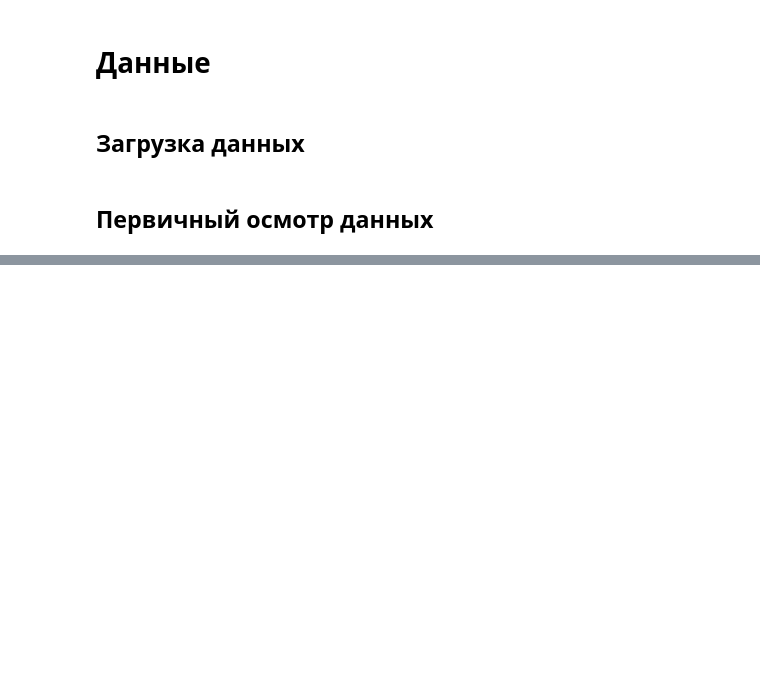
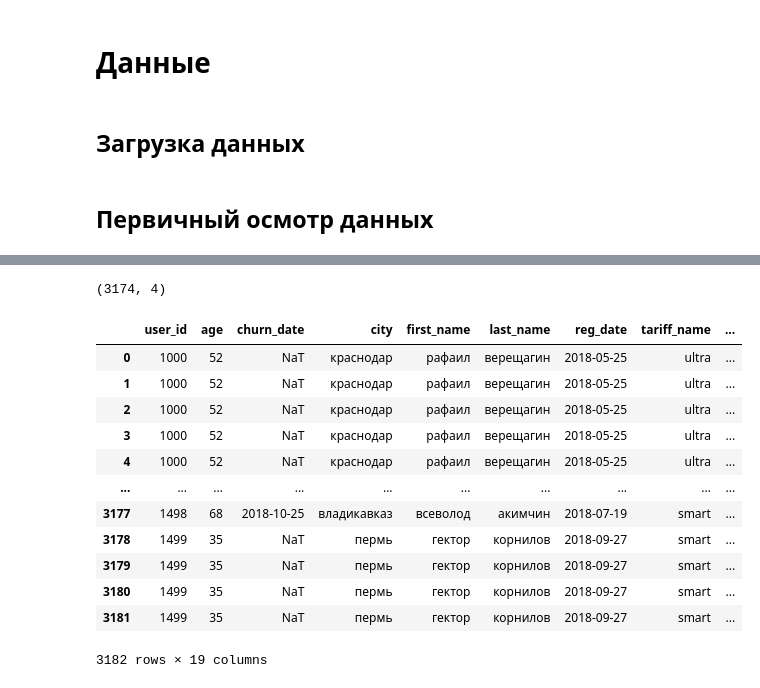
Before and after one commit to parabatareek/DataAnalyst, a Jupyter notebook: Projects/Project 5 - Определение перспективного тарифа для телеком-компании/Project 5 - Определение перспективного тарифа для телеком-компании.ipynb, the cells around one changed output, grey strips where cells are left out. Drawn from its saved outputs; the diff is of its cells as text; code cells hidden in the pictures; blank space fills up the shorter version.

```diff
--- a/Projects/Project 5 - Определение перспективного тарифа для телеком-компании/Project 5 - Определение перспективного тарифа для телеком-компании.ipynb
+++ b/Projects/Project 5 - Определение перспективного тарифа для телеком-компании/Project 5 - Определение перспективного тарифа для телеком-компании.ipynb
@@ -173,0 +465,9 @@ display(users)
+# %%
+calls['month'] = calls['call_date'].dt.month
+calls_pivot = pd.pivot_table(data=calls,
+                             index=['user_id','month'],
+                             values='duration',
+                             aggfunc=['sum', 'count'])
+calls_pivot.columns = ['calls_durations','calls_count']
+calls_pivot.reset_index(inplace=True)
+calls_pivot
@@ -173,0 +488,29 @@ display(users)
+# %%
+calls_pivot.shape
+# %% [output]
+(3174, 4)
+# %%
+revenue_data = users_data.merge(calls_pivot, on='user_id', how='left')
+# %%
+def calls_revenue(rec):
+    if rec['calls_durations'] > rec['minutes_included']:
+        return (rec['calls_durations'] - rec['minutes_included']) * rec['rub_per_minute']
+    else: return 0
+# %%
+revenue_data['calls_revenue'] = revenue_data.apply(calls_revenue, axis=1)
+# %%
+revenue_data
+# %% [output]
+|  | user_id | age | churn_date | city | first_name | last_name | reg_date | tariff_name | ... |
+| 0 | 1000 | 52 | NaT | краснодар | рафаил | верещагин | 2018-05-25 | ultra | ... |
+| 1 | 1000 | 52 | NaT | краснодар | рафаил | верещагин | 2018-05-25 | ultra | ... |
+| 2 | 1000 | 52 | NaT | краснодар | рафаил | верещагин | 2018-05-25 | ultra | ... |
+| 3 | 1000 | 52 | NaT | краснодар | рафаил | верещагин | 2018-05-25 | ultra | ... |
+| 4 | 1000 | 52 | NaT | краснодар | рафаил | верещагин | 2018-05-25 | ultra | ... |
+| ... | ... | ... | ... | ... | ... | ... | ... | ... | ... |
+| 3177 | 1498 | 68 | 2018-10-25 | владикавказ | всеволод | акимчин | 2018-07-19 | smart | ... |
+| 3178 | 1499 | 35 | NaT | пермь | гектор | корнилов | 2018-09-27 | smart | ... |
+| 3179 | 1499 | 35 | NaT | пермь | гектор | корнилов | 2018-09-27 | smart | ... |
+| 3180 | 1499 | 35 | NaT | пермь | гектор | корнилов | 2018-09-27 | smart | ... |
+| 3181 | 1499 | 35 | NaT | пермь | гектор | корнилов | 2018-09-27 | smart | ... |
+3182 rows × 19 columns
```
Also changed, not shown: parts of 33 cells of this notebook, 1 other file.
